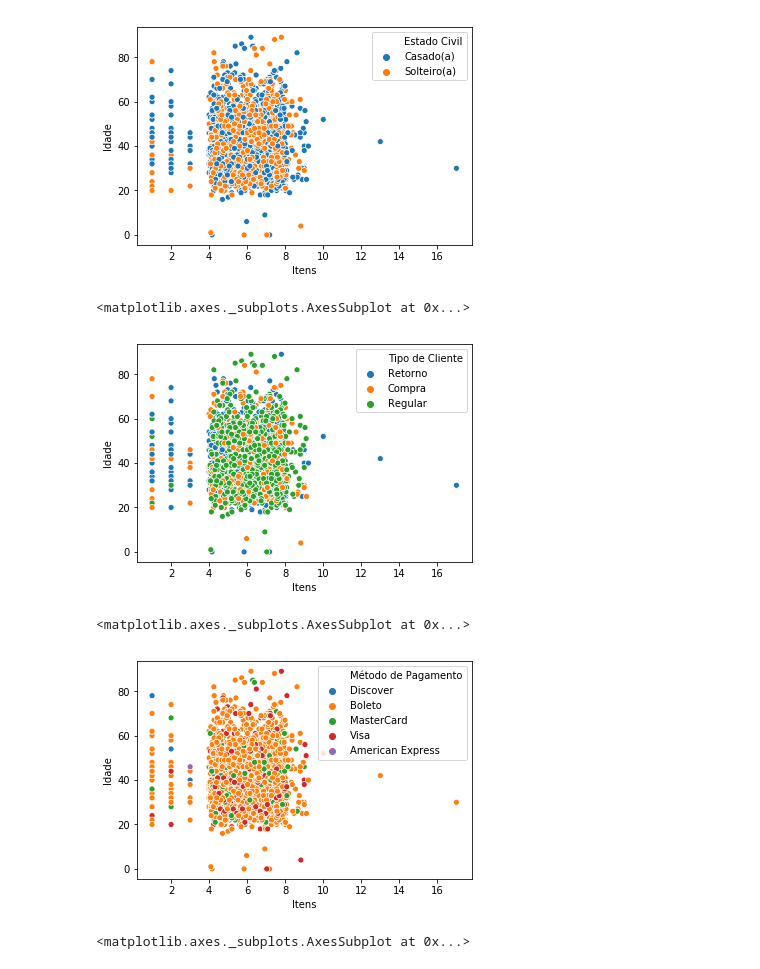
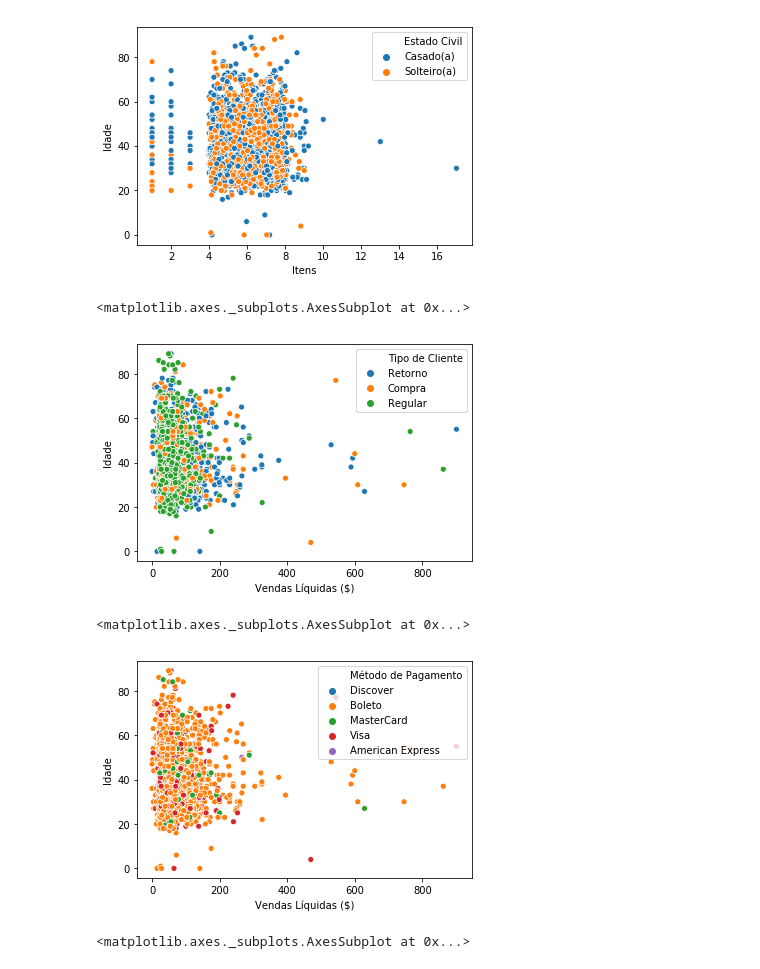
Before and after one commit to julianosilva23/InformacaoEstrategia, a Jupyter notebook: Informação e Estratégia.ipynb, the cells around one changed output. Cells and saved outputs as stored; diff of their text form; code cells hidden in the pictures.

```diff
--- a/Informação e Estratégia.ipynb
+++ b/Informação e Estratégia.ipynb
@@ -113,15 +107,15 @@ sns.scatterplot(x=df['Itens'], y=df['Idade'], hue=df['Estado Civil'])
 <matplotlib.axes._subplots.AxesSubplot at 0x...>
 [figure]
 # %%
-sns.scatterplot(x=df['Itens'], y=df['Idade'], hue=df['Tipo de Cliente'])
+sns.scatterplot(x=df['Vendas Líquidas ($)'], y=df['Idade'], hue=df['Tipo de Cliente'])
 # %% [output]
 <matplotlib.axes._subplots.AxesSubplot at 0x...>
-[figure, old version]
+[figure, new version]
 # %%
-sns.scatterplot(x=df['Itens'], y=df['Idade'], hue=df['Método de Pagamento'])
+sns.scatterplot(x=df['Vendas Líquidas ($)'], y=df['Idade'], hue=df['Método de Pagamento'])
 # %% [output]
 <matplotlib.axes._subplots.AxesSubplot at 0x...>
-[figure, old version]
+[figure, new version]
 # %%
 sns.scatterplot(x=df['Itens'], y=df['Vendas Líquidas ($)'], hue=df['Método de Pagamento'])
 # %% [output]
```
Also changed, not shown: parts of 14 cells of this notebook.
